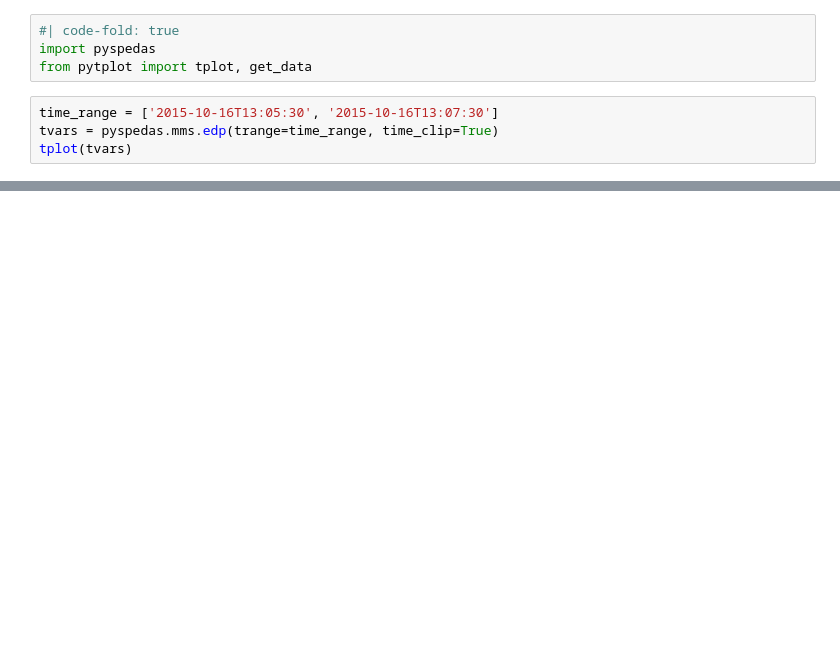
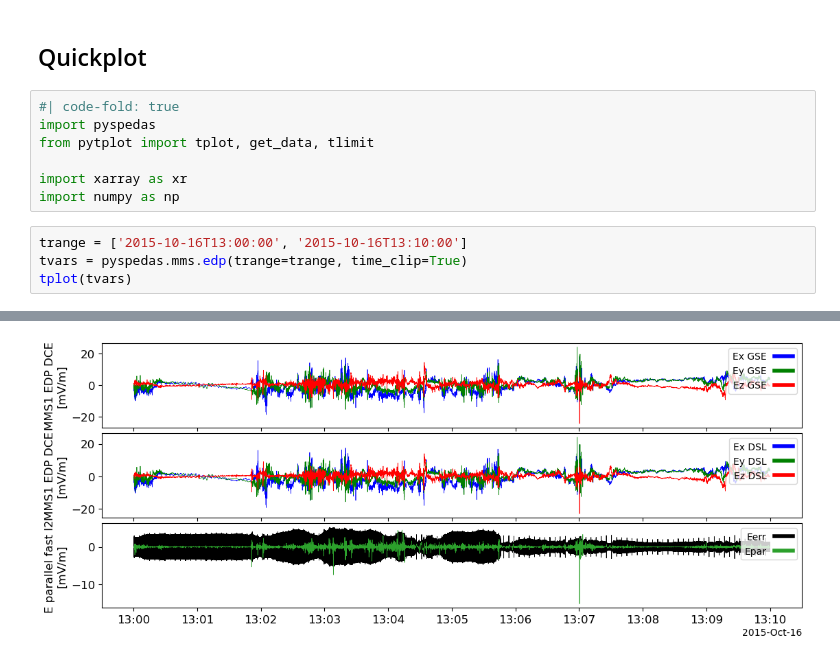
Before and after one commit to Beforerr/beforerr, a Jupyter notebook: courses/epss265/homeworks/epss261_hw04.ipynb, the cells around one changed output, grey strips where cells are left out. Saved outputs shown, nothing was run; the diff lists cells and outputs as text; blank space fills up the shorter version.

```diff
--- a/courses/epss265/homeworks/epss261_hw04.ipynb
+++ b/courses/epss265/homeworks/epss261_hw04.ipynb
@@ -14,8 +20,14 @@ Note: A crib sheet and a jupyter notebook on how to perform the offset removal a
+# %% [markdown]
+## Quickplot
 # %%
 #| code-fold: true
 import pyspedas
-from pytplot import tplot, get_data
+from pytplot import tplot, get_data, tlimit
+
+import xarray as xr
+import numpy as np
 # %%
-time_range = ['2015-10-16T13:05:30', '2015-10-16T13:07:30']
-tvars = pyspedas.mms.edp(trange=time_range, time_clip=True)
+trange = ['2015-10-16T13:00:00', '2015-10-16T13:10:00']
+tvars = pyspedas.mms.edp(trange=trange, time_clip=True)
 tplot(tvars)
+# %% [output]
@@ -21,0 +42 @@ tplot(tvars)
+[figure, added]
```
Also changed, not shown: parts of 15 cells of this notebook.
